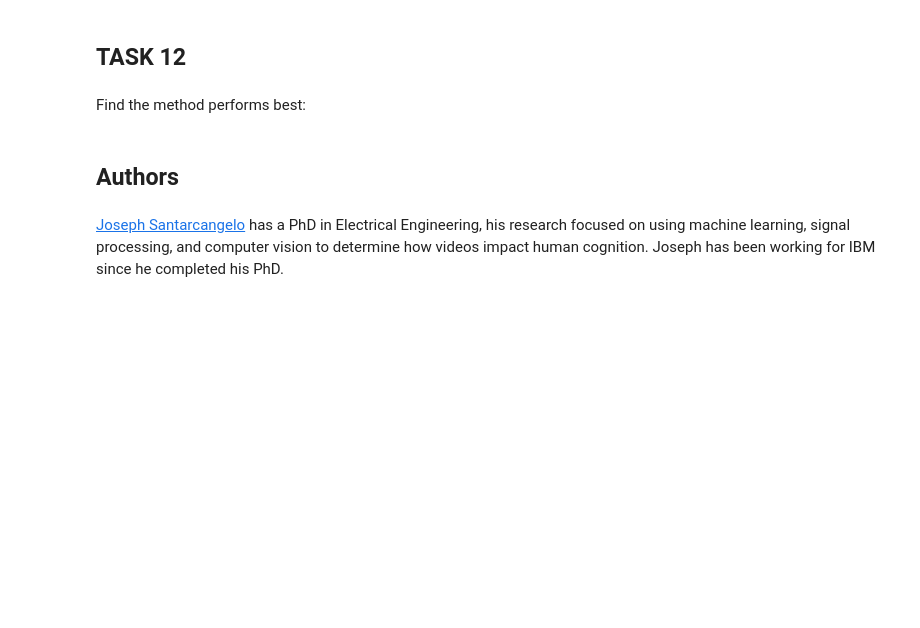
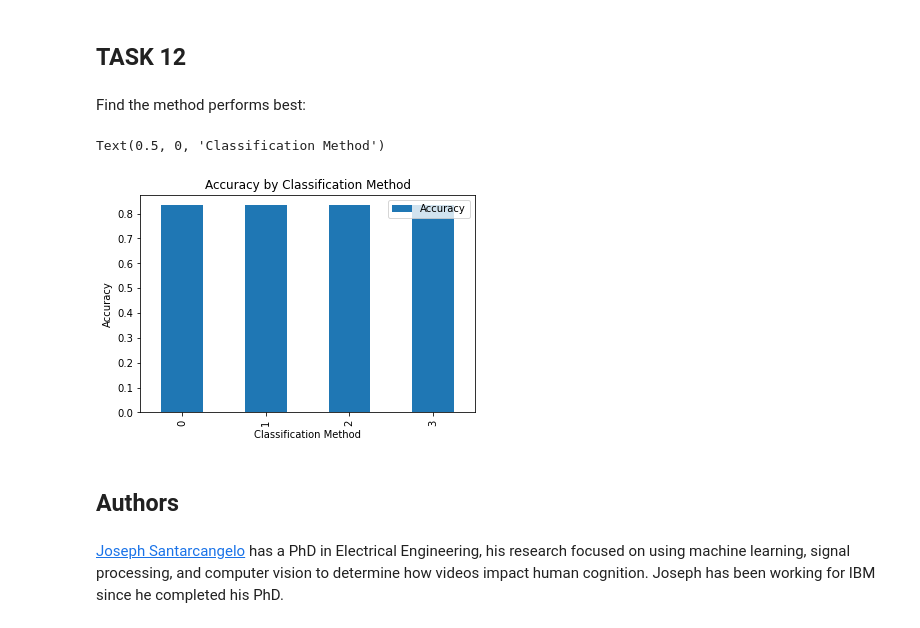
Before and after one commit to idanes-edx/Data-Science-and-Machine-Learning-Capstone-Project, a Jupyter notebook: Complete the Machine Learning Prediction lab.ipynb, the cells around one changed output. Drawn from its saved outputs; the diff is of its cells as text; code cells hidden in the pictures; blank space fills up the shorter version.

```diff
--- a/Complete the Machine Learning Prediction lab.ipynb
+++ b/Complete the Machine Learning Prediction lab.ipynb
@@ -345,9 +341,3 @@ accuracy : 0.8482142857142858
 ## TASK  11
 # %% [markdown]
 Calculate the accuracy of tree_cv on the test data using the method <code>score</code>:
-# %%
-knn_test = KNeighborsClassifier(n_neighbors=10, algorithm='auto', p=1)
-
-knn_test.fit(X_test,Y_test)
-knn_test_score=knn_test.score(X_test,Y_test)
-print("score",knn_test_score)
@@ -355,0 +344,5 @@ score 0.7777777777777778
+# %%
+knn_best=knn_cv.best_estimator_
+
+knn_score=knn_best.score(X_test,Y_test)
+print("score",knn_score)
@@ -364,6 +359,19 @@ plot_confusion_matrix(Y_test,yhat_knn)
 ## TASK  12
 # %% [markdown]
 Find the method performs best:
+# %%
+final_review=pd.DataFrame({'Method': ['Logostoc Regression', 'SVM', 'Decission Tree', 'KNN'],
+                            'Accuracy': [logreg_score, svm_score, tree_score, knn_score]
+                         })
+
+final_review.plot(kind="bar")
+
+plt.title("Accuracy by Classification Method")
+plt.ylabel("Accuracy")
+plt.xlabel("Classification Method")
+# %% [output]
+Text(0.5, 0, 'Classification Method')
+[figure, added]
 # %% [markdown]
 ## Authors
 # %% [markdown]
```
Also changed, not shown: parts of 16 cells of this notebook.
